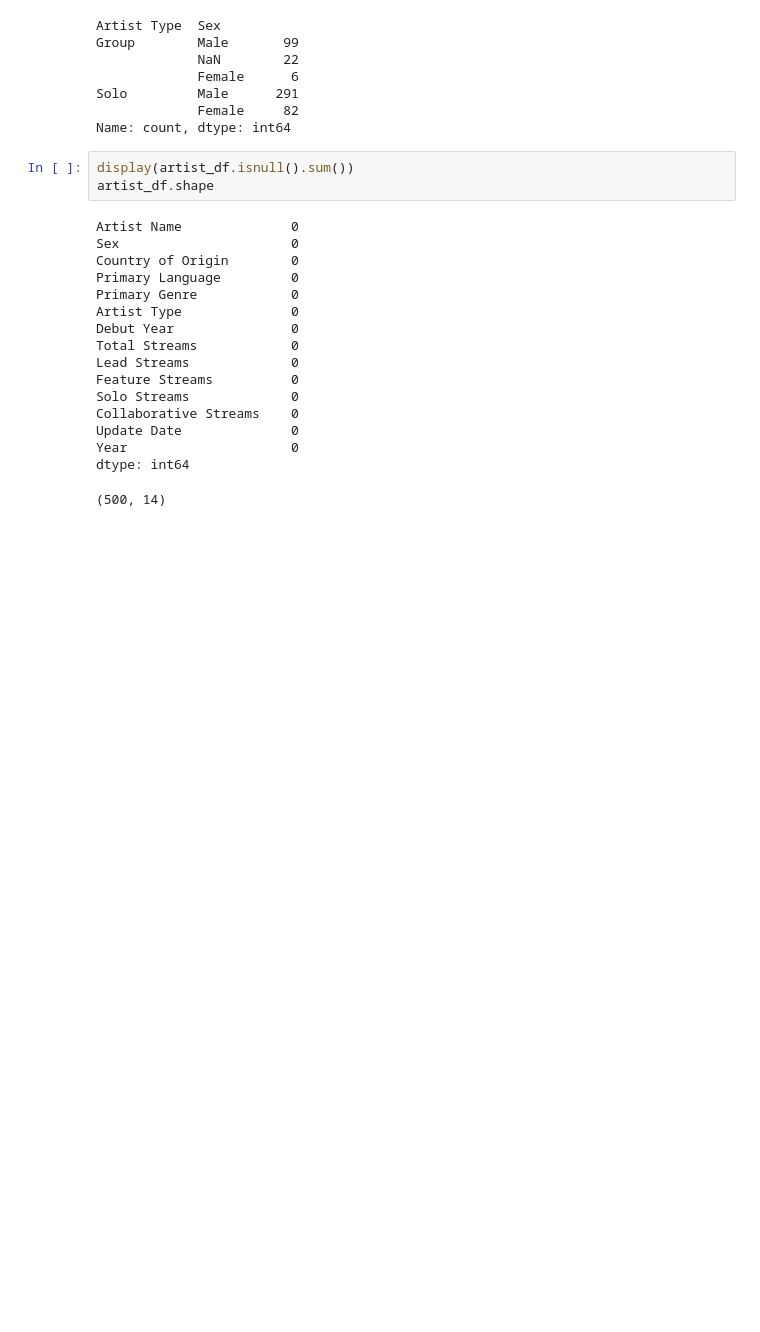
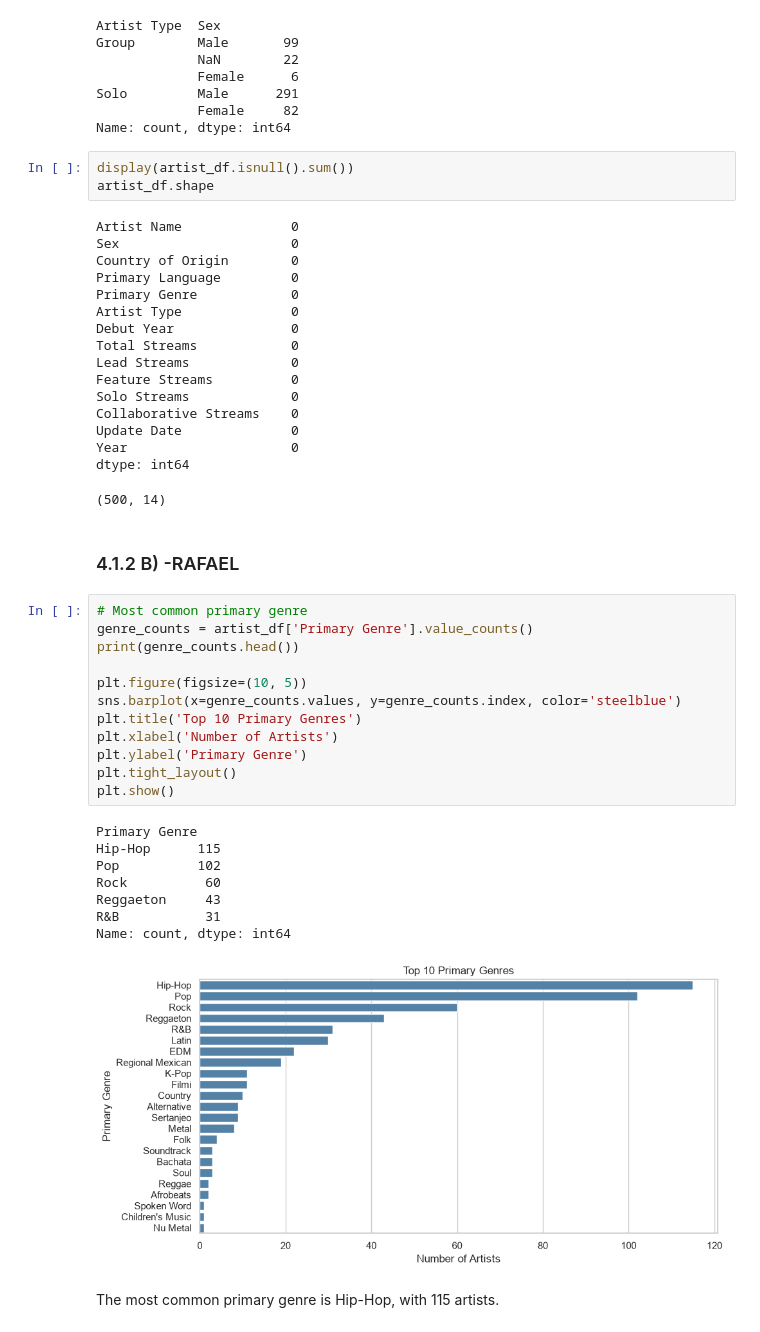
Before and after one commit to martim-dot/Group15_PDS_2627, a Jupyter notebook: project.ipynb, the cells around one changed output. Saved outputs shown, nothing was run; the diff lists cells and outputs as text; blank space fills up the shorter version.

```diff
--- a/project.ipynb
+++ b/project.ipynb
@@ -218,3 +218,28 @@ Update Date              0
 Year                     0
 dtype: int64
 (500, 14)
+# %% [markdown]
+### 4.1.2 B) -RAFAEL
+# %%
+# Most common primary genre
+genre_counts = artist_df['Primary Genre'].value_counts()
+print(genre_counts.head())
+
+plt.figure(figsize=(10, 5))
+sns.barplot(x=genre_counts.values, y=genre_counts.index, color='steelblue')
+plt.title('Top 10 Primary Genres')
+plt.xlabel('Number of Artists')
+plt.ylabel('Primary Genre')
+plt.tight_layout()
+plt.show()
+# %% [output]
+Primary Genre
+Hip-Hop      115
+Pop          102
+Rock          60
+Reggaeton     43
+R&B           31
+Name: count, dtype: int64
+[figure, added]
+# %% [markdown]
+The most common primary genre is Hip-Hop, with 115 artists.
```
